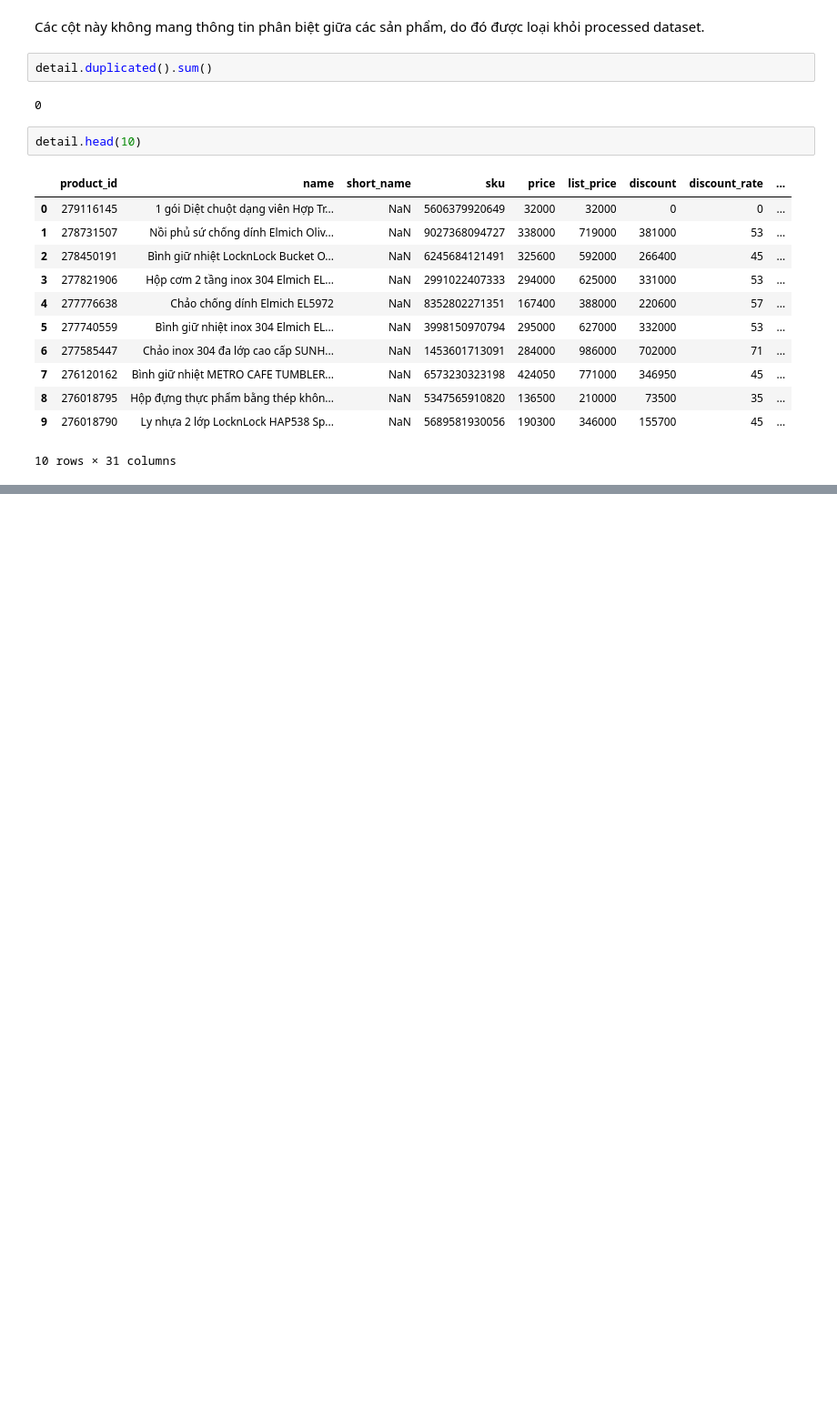
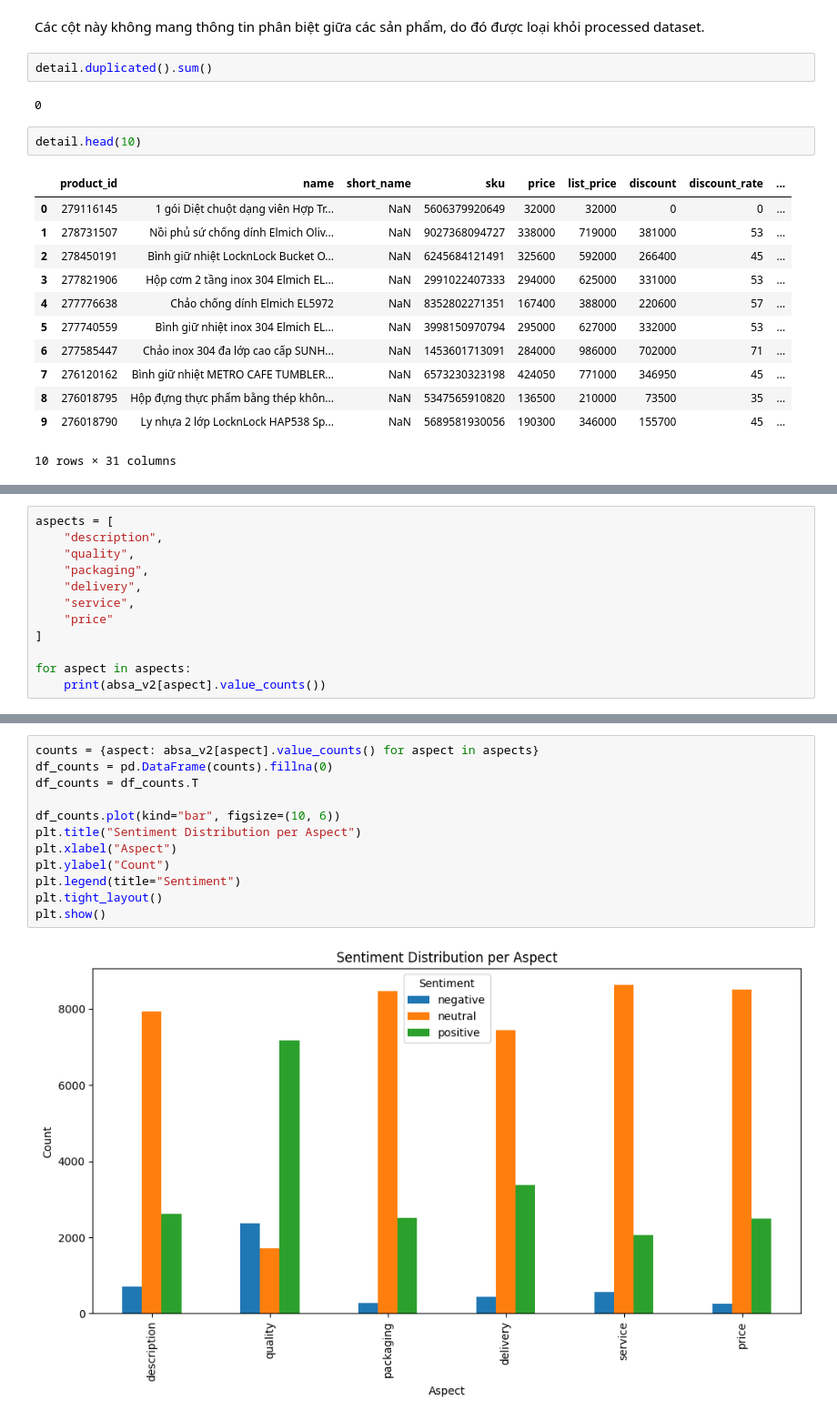
Before and after one commit to phngahn/sentiment-chatbot-mlops, a Jupyter notebook: notebooks/eda.ipynb, the cells around one changed output, grey strips where cells are left out. Shown at 91% size. Cells and saved outputs as stored; diff of their text form; blank space fills up the shorter version.

```diff
--- a/notebooks/eda.ipynb
+++ b/notebooks/eda.ipynb
@@ -108,0 +306,12 @@ detail.head(10)
+# %%
+aspects = [
+    "description",
+    "quality",
+    "packaging",
+    "delivery",
+    "service",
+    "price"
+]
+
+for aspect in aspects:
+    print(absa_v2[aspect].value_counts())
@@ -108,0 +345,14 @@ detail.head(10)
+# %%
+counts = {aspect: absa_v2[aspect].value_counts() for aspect in aspects}
+df_counts = pd.DataFrame(counts).fillna(0)
+df_counts = df_counts.T
+
+df_counts.plot(kind="bar", figsize=(10, 6))
+plt.title("Sentiment Distribution per Aspect")
+plt.xlabel("Aspect")
+plt.ylabel("Count")
+plt.legend(title="Sentiment")
+plt.tight_layout()
+plt.show()
+# %% [output]
+[figure, added]
```
Also changed, not shown: parts of 31 cells of this notebook, 1 other file.
